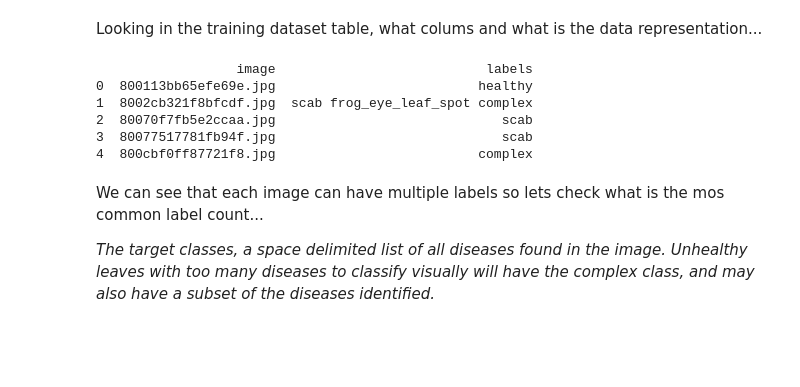
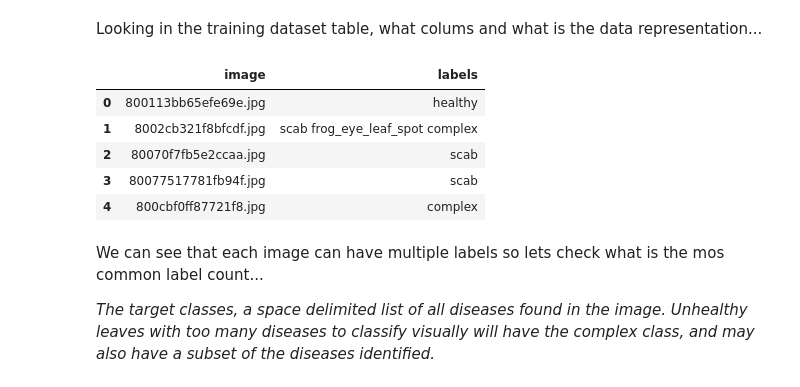
Before and after one commit to Borda/kaggle_image-classify, a Jupyter notebook: notebooks/Plant-Pathology-with-Flash.ipynb, the cells around one changed output. Saved outputs shown, nothing was run; the diff lists cells and outputs as text; code cells hidden in the pictures; blank space fills up the shorter version.

```diff
--- a/notebooks/Plant-Pathology-with-Flash.ipynb
+++ b/notebooks/Plant-Pathology-with-Flash.ipynb
@@ -84,21 +38,21 @@ Looking in the training dataset table, what colums and what is the data represen
 # %%
 %matplotlib inline
 
 import os
 import pandas as pd
 from pprint import pprint
 
-base_path = '/content'
+base_path = '/home/jovyan/datastores/kaggle_plant-pathology'
 path_csv = os.path.join(base_path, 'train.csv')
 train_data = pd.read_csv(path_csv)
-print(train_data.head())
+display(train_data.head())
 # %% [output]
-                  image                           labels
-0  800113bb65efe69e.jpg                          healthy
-1  8002cb321f8bfcdf.jpg  scab frog_eye_leaf_spot complex
-2  80070f7fb5e2ccaa.jpg                             scab
-3  80077517781fb94f.jpg                             scab
-4  800cbf0ff87721f8.jpg                          complex
+|  | image | labels |
+| 0 | 800113bb65efe69e.jpg | healthy |
+| 1 | 8002cb321f8bfcdf.jpg | scab frog_eye_leaf_spot complex |
+| 2 | 80070f7fb5e2ccaa.jpg | scab |
+| 3 | 80077517781fb94f.jpg | scab |
+| 4 | 800cbf0ff87721f8.jpg | complex |
 # %% [markdown]
 We can see that each image can have multiple labels so lets check what is the mos common label count...
 
```
Also changed, not shown: parts of 25 cells of this notebook.
